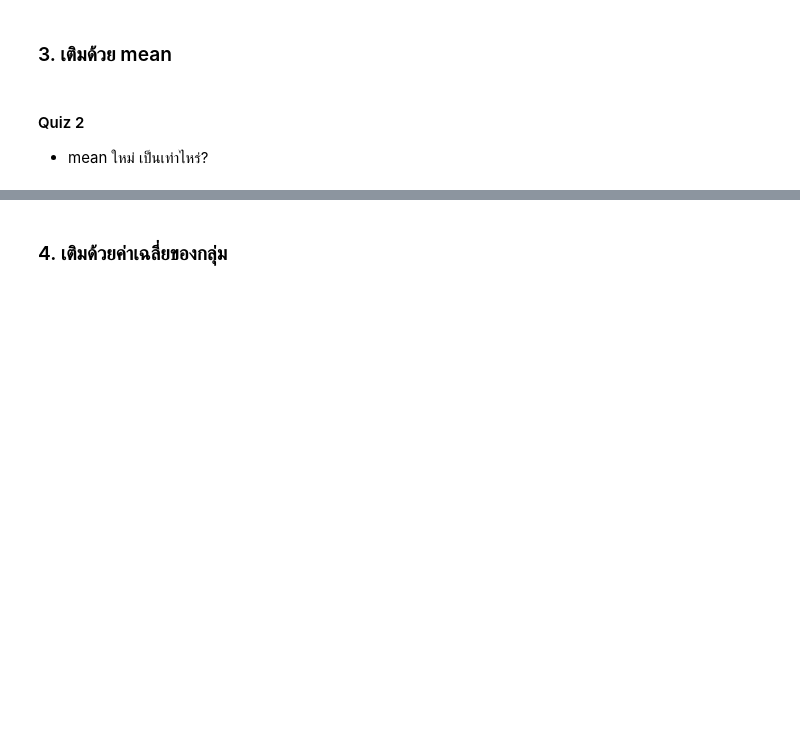
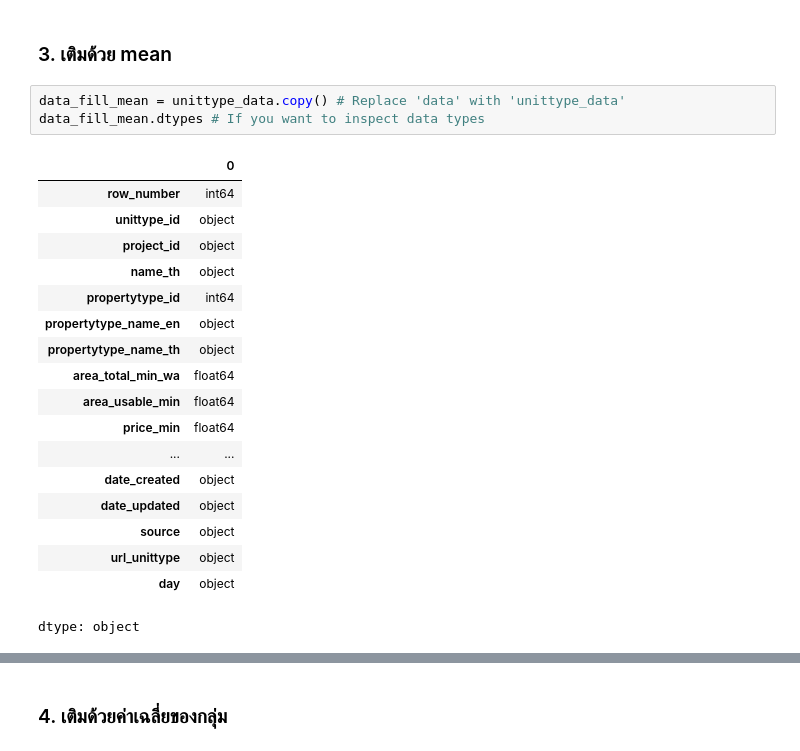
Before and after one commit to Nithinan-Srikongphan/bsc_dpdm24, a Jupyter notebook: Chapter_3_Data_Preprocessing.ipynb, the cells around one changed output, grey strips where cells are left out. Drawn from its saved outputs; the diff is of its cells as text; blank space fills up the shorter version.

```diff
--- a/Chapter_3_Data_Preprocessing.ipynb
+++ b/Chapter_3_Data_Preprocessing.ipynb
@@ -353,7 +434,24 @@ unittype_data
 # %% [markdown]
 ### 3. เติมด้วย mean
-# %% [markdown]
-#### Quiz 2
-
-
-*   mean ใหม่ เป็นเท่าไหร่?
+# %%
+data_fill_mean = unittype_data.copy() # Replace 'data' with 'unittype_data'
+data_fill_mean.dtypes # If you want to inspect data types
+# %% [output]
+|  | 0 |
+| row_number | int64 |
+| unittype_id | object |
+| project_id | object |
+| name_th | object |
+| propertytype_id | int64 |
+| propertytype_name_en | object |
+| propertytype_name_th | object |
+| area_total_min_wa | float64 |
+| area_usable_min | float64 |
+| price_min | float64 |
+| ... | ... |
+| date_created | object |
+| date_updated | object |
+| source | object |
+| url_unittype | object |
+| day | object |
+dtype: object
```
Also changed, not shown: parts of 23 cells of this notebook.
